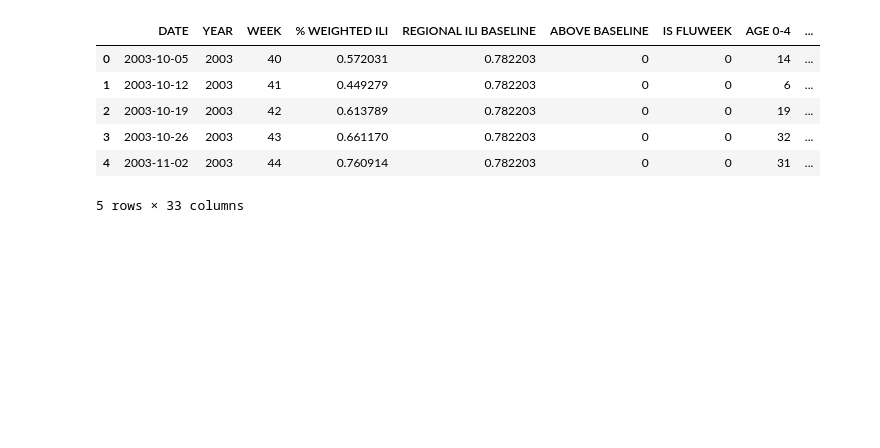
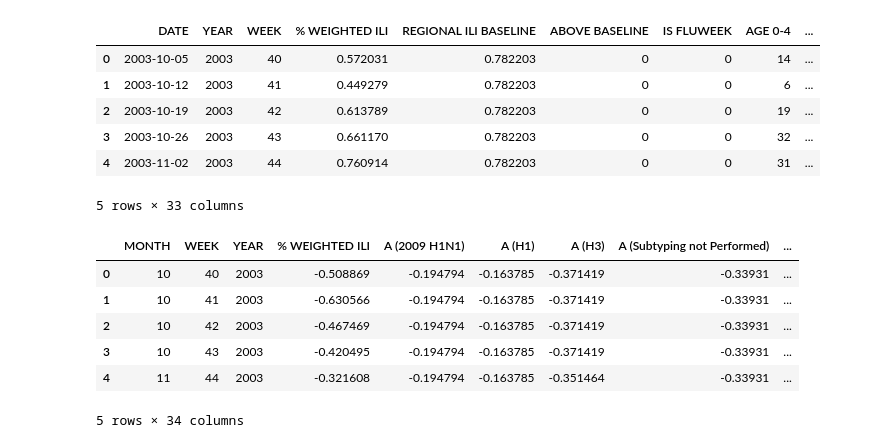
Before and after one commit to Noah-Gallego/Influenza-Modeling, a Jupyter notebook: Notebook/model.ipynb, the cells around one changed output. Cells and saved outputs as stored; diff of their text form; code cells hidden in the pictures; blank space fills up the shorter version.

```diff
--- a/Notebook/model.ipynb
+++ b/Notebook/model.ipynb
@@ -16,8 +27,8 @@ import pandas as pd
 # %%
+# Read-In Dataframe
 path = "../Data/more_combined_data.csv"
-scale = StandardScaler()
-df_show = pd.read_csv(path)
-df_show.head()
+df = pd.read_csv(path)
+df.head()
 # %% [output]
 |  | DATE | YEAR | WEEK | % WEIGHTED ILI | REGIONAL ILI BASELINE | ABOVE BASELINE | IS FLUWEEK | AGE 0-4 | ... |
 | 0 | 2003-10-05 | 2003 | 40 | 0.572031 | 0.782203 | 0 | 0 | 14 | ... |
@@ -26,4 +37,57 @@ df_show.head()
 | 3 | 2003-10-26 | 2003 | 43 | 0.661170 | 0.782203 | 0 | 0 | 32 | ... |
 | 4 | 2003-11-02 | 2003 | 44 | 0.760914 | 0.782203 | 0 | 0 | 31 | ... |
 5 rows × 33 columns
+# %%
+# Convert 'DATE' to datetime and extract useful features
+df['DATE'] = pd.to_datetime(df['DATE'])
+df['YEAR'] = df['DATE'].dt.year
+df['MONTH'] = df['DATE'].dt.month
+
+# Introduce Lag Term & Drop NA Introduced By Lag
+df['ILI_t+1'] = df['% WEIGHTED ILI'].shift(-1)
+df = df.dropna()
+df.drop("DATE", axis=1, inplace=True)
+
+# Reorder the MONTH column to be the second column
+cols = df.columns.tolist()
+cols.insert(1, cols.pop(cols.index('MONTH')))
+df = df[cols]
+
+# Re-Order Target to Last Col
+cols.remove('ILI_t+1')
+cols.append('ILI_t+1')
+df = df[cols]
+
+df.head()
+
+# Initialize MinMax scalers for features and target
+feature_scaler = StandardScaler()
+target_scaler = StandardScaler()
+
+# Identify columns to exclude from scaling
+date_columns = ['MONTH', 'WEEK', 'YEAR']  # Add any other date-related columns here
+non_target_columns = df.columns.difference(['ILI_t+1'] + date_columns)
+
+# Separate features and target
+features = df[non_target_columns]
+target = df[['ILI_t+1']]
+
+# Fit and transform features (excluding date columns) and scale the target separately
+scaled_features = feature_scaler.fit_transform(features)
+scaled_target = target_scaler.fit_transform(target)
+
+# Combine scaled features, date-related columns, and scaled target back into a DataFrame
+scaled_df = df[date_columns].copy()
+scaled_df[non_target_columns] = scaled_features
+scaled_df['ILI_t+1'] = scaled_target
+
+scaled_df.head()
+# %% [output]
+|  | MONTH | WEEK | YEAR | % WEIGHTED ILI | A (2009 H1N1) | A (H1) | A (H3) | A (Subtyping not Performed) | ... |
+| 0 | 10 | 40 | 2003 | -0.508869 | -0.194794 | -0.163785 | -0.371419 | -0.33931 | ... |
+| 1 | 10 | 41 | 2003 | -0.630566 | -0.194794 | -0.163785 | -0.371419 | -0.33931 | ... |
+| 2 | 10 | 42 | 2003 | -0.467469 | -0.194794 | -0.163785 | -0.371419 | -0.33931 | ... |
+| 3 | 10 | 43 | 2003 | -0.420495 | -0.194794 | -0.163785 | -0.371419 | -0.33931 | ... |
+| 4 | 11 | 44 | 2003 | -0.321608 | -0.194794 | -0.163785 | -0.351464 | -0.33931 | ... |
+5 rows × 34 columns
 # %%
```
Also changed, not shown: parts of 21 cells of this notebook, 2 other files.
